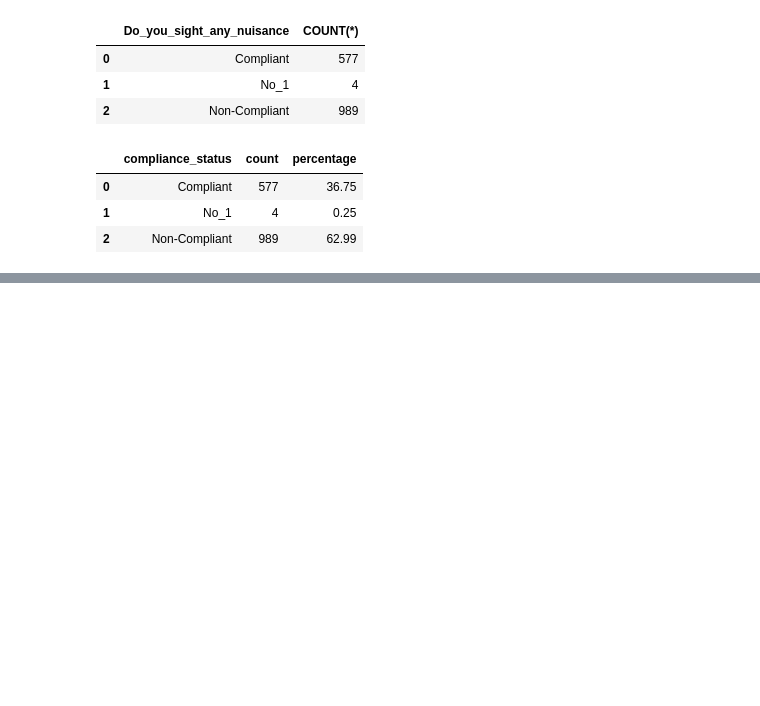
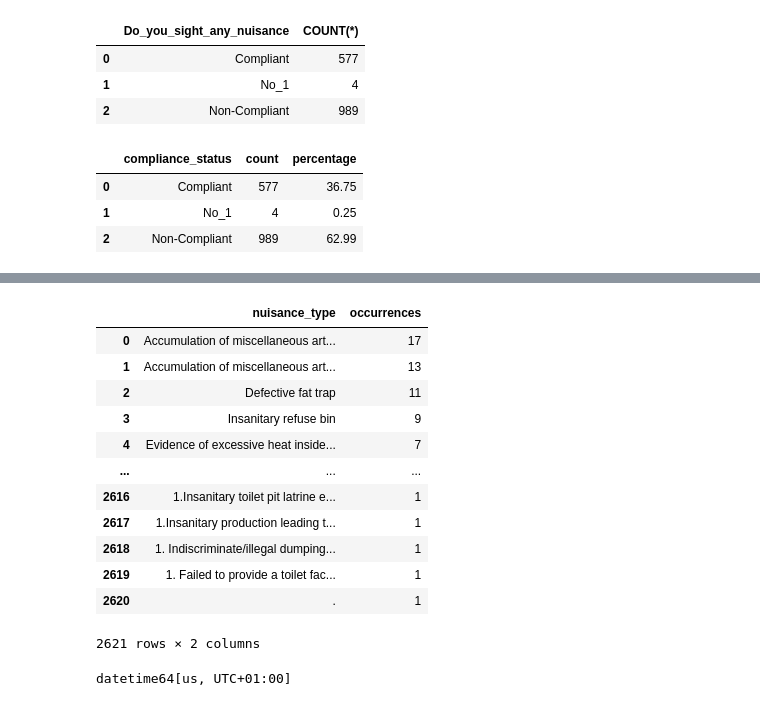
Before and after one commit to khing-fm/EHU-Inspection-form-analysis, a Jupyter notebook: EHU_Inspection_Form.ipynb, the cells around one changed output, grey strips where cells are left out. Saved outputs shown, nothing was run; the diff lists cells and outputs as text; code cells hidden in the pictures; blank space fills up the shorter version.

```diff
--- a/EHU_Inspection_Form.ipynb
+++ b/EHU_Inspection_Form.ipynb
@@ -195,0 +250,38 @@ pd.read_sql(query, conn)
+# %%
+# Nuisance type breakdown
+query = """
+SELECT nuisance_type, COUNT(*) AS occurrences
+FROM(
+    SELECT Nuisance_1_Identified AS nuisance_type FROM submissions WHERE Nuisance_1_Identified IS NOT NULL
+    UNION ALL
+    SELECT Nuisance_2_Identified FROM submissions WHERE Nuisance_2_Identified IS NOT NULL
+    UNION ALL
+    SELECT Nuisance_3_Identified FROM submissions WHERE Nuisance_3_Identified IS NOT NULL
+    UNION ALL
+    SELECT Nuisance_4_Identified FROM submissions WHERE Nuisance_4_Identified IS NOT NULL
+    UNION ALL
+    SELECT Nuisance_5_Identified FROM submissions WHERE Nuisance_5_Identified IS NOT NULL
+    UNION ALL
+    SELECT Nuisance_6_Identified FROM submissions WHERE Nuisance_6_Identified IS NOT NULL
+    UNION ALL
+    SELECT Nuisance_7_Identified FROM submissions WHERE Nuisance_7_Identified IS NOT NULL
+) AS all_nuisances
+GROUP BY nuisance_type
+ORDER BY occurrences DESC;
+"""
+
+pd.read_sql(query, conn)
+# %% [output]
+|  | nuisance_type | occurrences |
+| 0 | Accumulation of miscellaneous art... | 17 |
+| 1 | Accumulation of miscellaneous art... | 13 |
+| 2 | Defective fat trap | 11 |
+| 3 | Insanitary refuse bin | 9 |
+| 4 | Evidence of excessive heat inside... | 7 |
+| ... | ... | ... |
+| 2616 | 1.Insanitary toilet pit latrine e... | 1 |
+| 2617 | 1.Insanitary production leading t... | 1 |
+| 2618 | 1. Indiscriminate/illegal dumping... | 1 |
+| 2619 | 1. Failed to provide a toilet fac... | 1 |
+| 2620 | . | 1 |
+2621 rows × 2 columns
@@ -195,0 +292,4 @@ pd.read_sql(query, conn)
+# %%
+df['Date_and_Time'].dtype
+# %% [output]
+datetime64[us, UTC+01:00]
```
Also changed, not shown: parts of 10 cells of this notebook, 1 other file.
